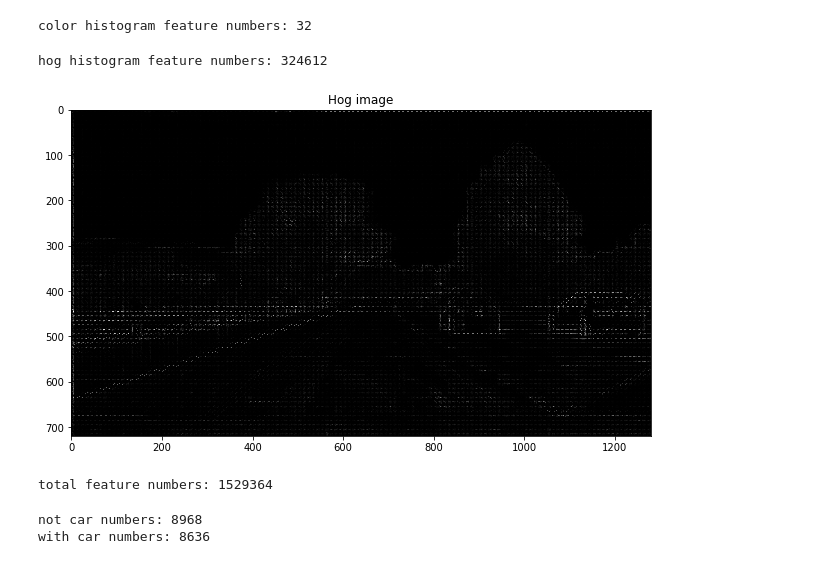
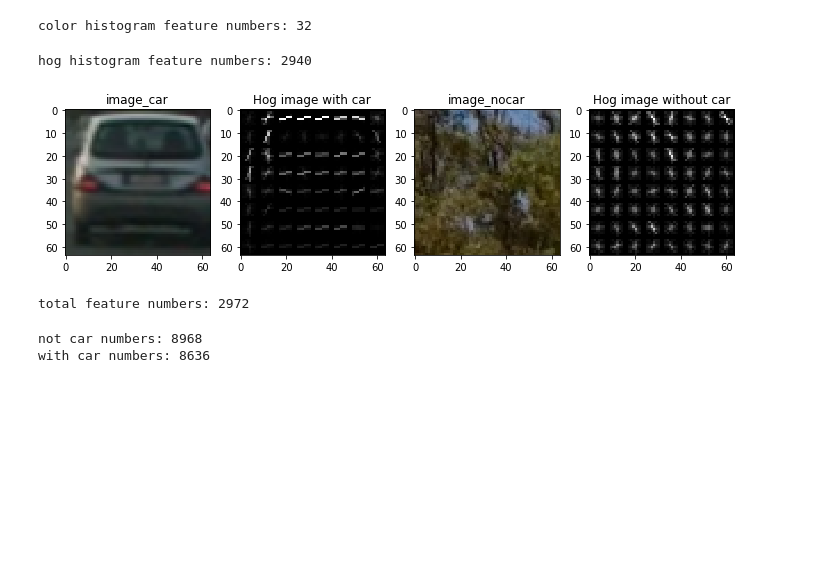
Before and after one commit to SuaiChen/CarND-Vehicle-Detection, a Jupyter notebook: Vehicle-Detection.ipynb, the cells around one changed output. Cells and saved outputs as stored; diff of their text form; code cells hidden in the pictures; blank space fills up the shorter version.

```diff
--- a/Vehicle-Detection.ipynb
+++ b/Vehicle-Detection.ipynb
@@ -8,12 +8,21 @@ import numpy as np
 def rgb2gray(rgb):
     return np.dot(rgb[...,:3], [0.299, 0.587, 0.114])
 
-image = mpimg.imread("test_images/test1.jpg")
-#image = mpimg.imread("./training-data/vehicles/GTI_Right/image0110.png")
-grey_image = rgb2gray(image)
-fig = plt.figure(figsize=(12,6))
-plt.subplot(121)
-plt.imshow(image)
-plt.subplot(122)
-plt.imshow(grey_image, cmap='Greys_r')
+image_car = mpimg.imread("car1.png")
+grey_image_car = rgb2gray(image_car)
+image_nocar = mpimg.imread("nocar.png")
+grey_image_nocar = rgb2gray(image_nocar)
+fig = plt.figure(figsize=(15,6))
+plt.subplot(141)
+plt.imshow(image_car)
+plt.title('image_car')
+plt.subplot(142)
+plt.imshow(grey_image_car, cmap='Greys_r')
+plt.title('grey_image_car')
+plt.subplot(143)
+plt.imshow(image_nocar)
+plt.title('image_nocar')
+plt.subplot(144)
+plt.imshow(grey_image_nocar, cmap='Greys_r')
+plt.title('grey_image_nocar')
 # %% [output]
@@ -83,38 +97,49 @@ color histogram feature numbers: 32
 # %%
 from skimage.feature import hog
 def get_hog_features(img, orient, pix_per_cell, cell_per_block,
                         vis=False, feature_vec=True):
     # Call with two outputs if vis==True
     if vis == True:
         features, hog_image = hog(img, orientations=orient,
                                   pixels_per_cell=(pix_per_cell, pix_per_cell),
                                   cells_per_block=(cell_per_block, cell_per_block),
                                   transform_sqrt=False,
                                   visualise=vis, feature_vector=feature_vec)
         return features, hog_image
     # Otherwise call with one output
     else:
         features = hog(img, orientations=orient,
                        pixels_per_cell=(pix_per_cell, pix_per_cell),
                        cells_per_block=(cell_per_block, cell_per_block),
                        transform_sqrt=False,
                        visualise=vis, feature_vector=feature_vec)
         return features
 
-features,hog_image = get_hog_features(grey_image,9,10,2,vis=True)
-print("hog histogram feature numbers:",features.shape[0])
+features_car,hog_image_car = get_hog_features(grey_image_car,15,8,2,vis=True)
+features_nocar,hog_image_nocar = get_hog_features(grey_image_nocar,15,8,2,vis=True)
+print("hog histogram feature numbers:",features_car.shape[0])
 fig = plt.figure(figsize=(12,6))
-plt.imshow(hog_image, cmap='Greys_r')
-plt.title('Hog image')
+plt.subplot(141)
+plt.imshow(image_car)
+plt.title('image_car')
+plt.subplot(142)
+plt.imshow(hog_image_car, cmap='Greys_r')
+plt.title('Hog image with car')
+plt.subplot(143)
+plt.imshow(image_nocar)
+plt.title('image_nocar')
+plt.subplot(144)
+plt.imshow(hog_image_nocar, cmap='Greys_r')
+plt.title('Hog image without car')
 plt.show()
 # %% [output]
-hog histogram feature numbers: 324612
+hog histogram feature numbers: 2940
-[figure, old version]
+[figure, new version]
 # %%
 def extract_features(image, color_space='RGB', spatial_size=(32, 32),
-                        hist_bins=32, orient=9,
-                        pix_per_cell=8, cell_per_block=2, hog_channel=0,
-                        spatial_feat=True, hist_feat=True, hog_feat=True):
+                        hist_bins=32, orient=15,
+                        pix_per_cell=8, cell_per_block=2, hog_channel="ALL",
+                        spatial_feat=False, hist_feat=True, hog_feat=True):
 
     features = []
     if color_space != 'RGB':
@@ -152,9 +177,9 @@ def extract_features(image, color_space='RGB', spatial_size=(32, 32),
     features = np.concatenate(features,axis=0)
     return features
 
-print("total feature numbers:",extract_features(image,color_space='YUV',hog_channel="ALL").shape[0])
+print("total feature numbers:",extract_features(image_car,color_space='YUV',hog_channel=0).shape[0])
 # %% [output]
-total feature numbers: 1529364
+total feature numbers: 2972
 # %%
 # Get image file names
 import glob
```
Also changed, not shown: parts of 12 cells of this notebook, 10 other files.
